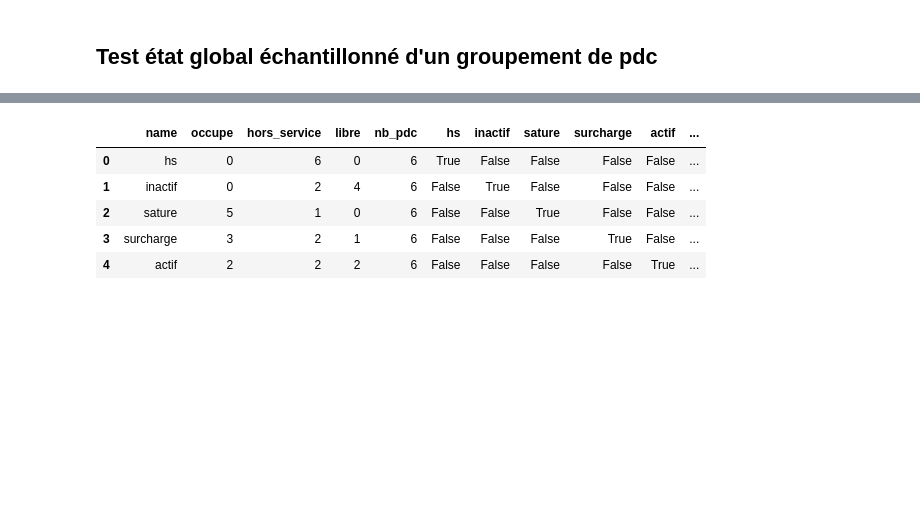
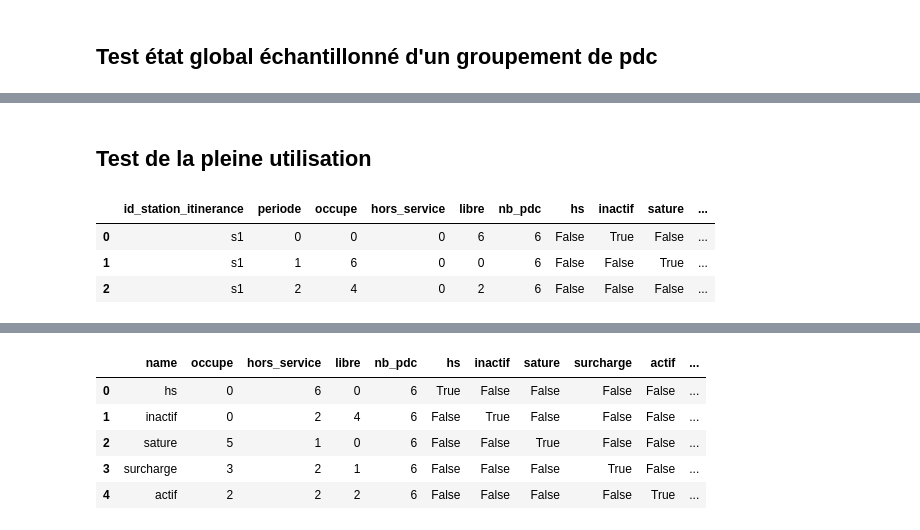
Before and after one commit to loco-labs/qualicharge-rtet, a Jupyter notebook: saturation/source/tests_saturation.ipynb, the cells around one changed output, grey strips where cells are left out. Cells and saved outputs as stored; diff of their text form; code cells hidden in the pictures; blank space fills up the shorter version.

Commit message:
saturation dans sampled_state_grp

```diff
--- a/saturation/source/tests_saturation.ipynb
+++ b/saturation/source/tests_saturation.ipynb
@@ -188,6 +193,36 @@ to_sampled_state_grp(test, stations, 'id_station_itinerance', 0.1, 0.2)
 | 3 | s2 | 0 | 0 | 0 | 1 | 1 | False | True | False | ... |
 | 4 | s2 | 1 | 1 | 0 | 0 | 1 | False | False | True | ... |
 | 5 | s2 | 2 | 0 | 1 | 0 | 1 | True | False | False | ... |
+# %% [markdown]
+## Test de la pleine utilisation
+# %%
+test = pd.DataFrame({'id_pdc_itinerance': ['p1', 'p1', 'p1',
+                                           'p2', 'p2', 'p2',
+                                           'p3', 'p3', 'p3',
+                                           'p4', 'p4', 'p4',
+                                           'p5', 'p5', 'p5',
+                                           'p6', 'p6', 'p6'],
+                     'periode' : [0, 1, 2] * 6,
+                     'state' : ['libre', 'occupe', 'occupe'] * 6})
+stations = pd.DataFrame({'id_pdc_itinerance': ['p1', 'p2', 'p3', 'p4', 'p5', 'p6'],
+                         'id_station_itinerance': ['s1'] *6})
+res = to_sampled_state_grp(test, stations, 'id_station_itinerance', 0.01, 0.2)
+res
+assert res['sature'][2]
+res = to_sampled_state_grp(test, stations, 'id_station_itinerance', 0.01, 0.2, add_full_use=True)
+assert (res['sature'] == res['pleine_utilisation']).all()
+test.loc[2,'state'] = 'libre'
+res = to_sampled_state_grp(test, stations, 'id_station_itinerance', 0.01, 0.2, add_full_use=True)
+assert not res['sature'][2] and res['pleine_utilisation'][2]
+test.loc[5,'state'] = 'libre'
+res = to_sampled_state_grp(test, stations, 'id_station_itinerance', 0.01, 0.2, add_full_use=True)
+assert not res['sature'][2] and not res['pleine_utilisation'][2]
+res
+# %% [output]
+|  | id_station_itinerance | periode | occupe | hors_service | libre | nb_pdc | hs | inactif | sature | ... |
+| 0 | s1 | 0 | 0 | 0 | 6 | 6 | False | True | False | ... |
+| 1 | s1 | 1 | 6 | 0 | 0 | 6 | False | False | True | ... |
+| 2 | s1 | 2 | 4 | 0 | 2 | 6 | False | False | False | ... |
 # %%
 test = pd.DataFrame({'id_pdc_itinerance': ['p1', 'p1', 'p1', 'p1', 'p1', 'p1',
                                            'p2', 'p2', 'p2', 'p2', 'p2', 'p2'],
```
Also changed, not shown: parts of 16 cells of this notebook, 2 other files.
